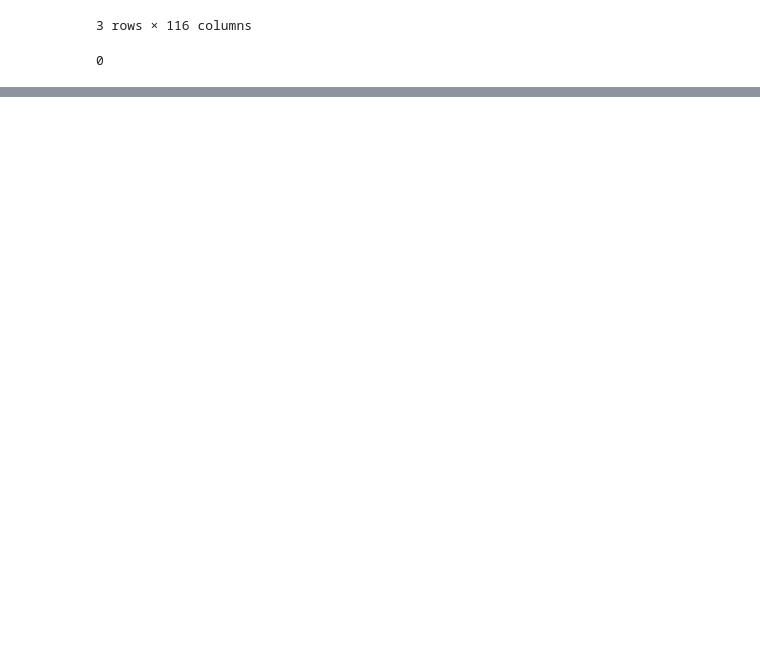
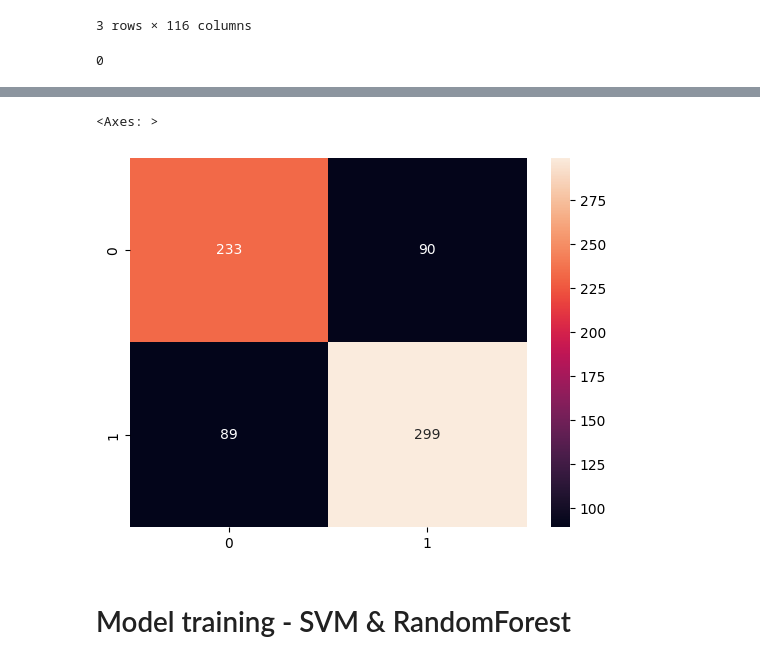
Before and after one commit to txiao9331/EmoLit, a Jupyter notebook: model_training/model_training.ipynb, the cells around one changed output, grey strips where cells are left out. Saved outputs shown, nothing was run; the diff lists cells and outputs as text; code cells hidden in the pictures; blank space fills up the shorter version.

```diff
--- a/model_training/model_training.ipynb
+++ b/model_training/model_training.ipynb
@@ -25,3 +27,6 @@ df.duplicated().sum()
 # %%
 # export as csv file
 df.to_csv('../data/clean_data/model_training.csv', index=False)
+# %%
+# reload the file
+stress = pd.read_csv('../data/clean_data/model_training.csv')
@@ -27,0 +52,4 @@ df.to_csv('../data/clean_data/model_training.csv', index=False)
+# %%
+# rename column "label"
+
+stress = stress.rename(columns={"label":"stress"})
@@ -27,0 +82,13 @@ df.to_csv('../data/clean_data/model_training.csv', index=False)
+# %%
+def preprocess_text(text):
+    # Tokenize text
+    tokens = word_tokenize(text.lower())  # Convert to lower case
+    # Remove stopwords and lemmatize
+    lemmatized_tokens = [lemmatizer.lemmatize(token) for token in tokens if token.isalpha() and token not in stop_words]
+    return ' '.join(lemmatized_tokens)
+
+# Apply preprocessing to the text data
+stress['processed_text'] = stress['text'].apply(preprocess_text)
+
+# Show the processed text
+stress[['text', 'processed_text']].head()
@@ -27,0 +112,19 @@ df.to_csv('../data/clean_data/model_training.csv', index=False)
+# %%
+# Prepare data
+X = stress['processed_text']
+y = stress['stress']  # Using the 'stress' column as the target
+
+# Split the data into training and testing sets
+X_train, X_test, y_train, y_test = train_test_split(X, y, test_size=0.2, random_state=42)
+
+# Create a text classification pipeline with TF-IDF and Logistic Regression
+pipeline = make_pipeline(TfidfVectorizer(), LogisticRegression(max_iter=1000))
+
+# Train the model
+pipeline.fit(X_train, y_train)
+
+# Predict on the test set
+pred_lr = pipeline.predict(X_test)
+
+# Evaluate the model
+print(classification_report(y_test, pred_lr))
@@ -27,0 +140,7 @@ df.to_csv('../data/clean_data/model_training.csv', index=False)
+# %%
+sns.heatmap(confusion_matrix(y_test, pred_lr), annot=True,fmt='g')
+# %% [output]
+<Axes: >
+[figure, added]
+# %% [markdown]
+# Model training - SVM & RandomForest
```
Also changed, not shown: parts of 25 cells of this notebook, 13 other files.
